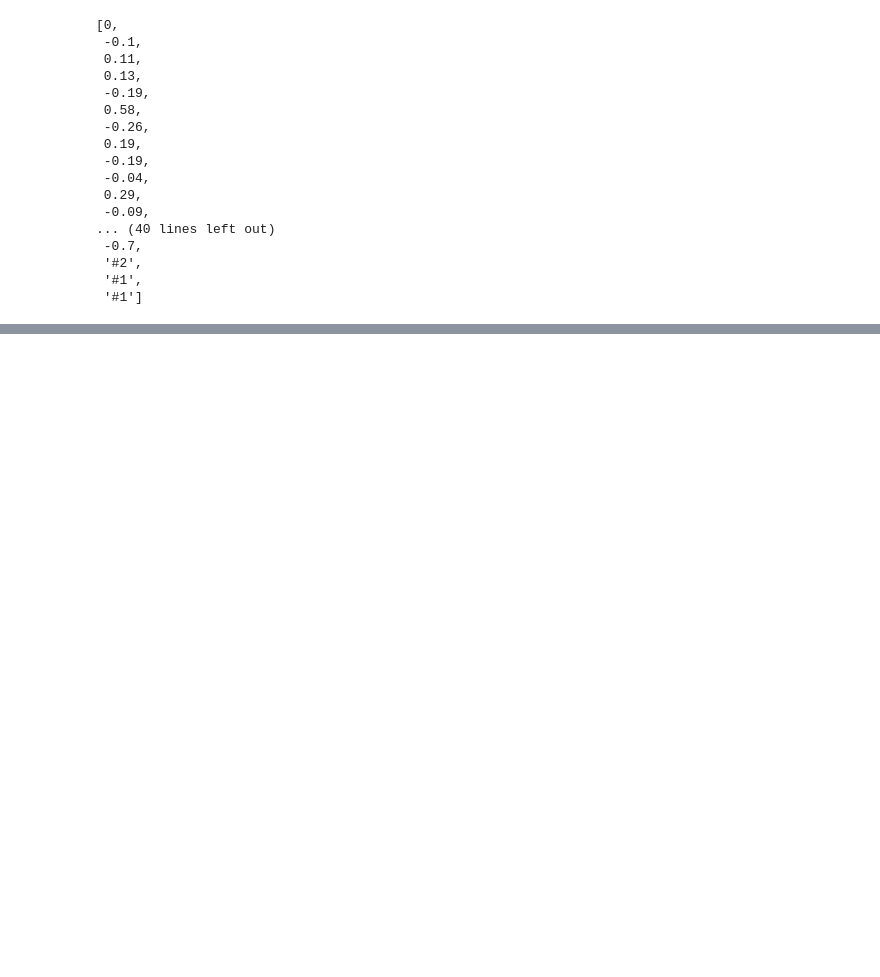
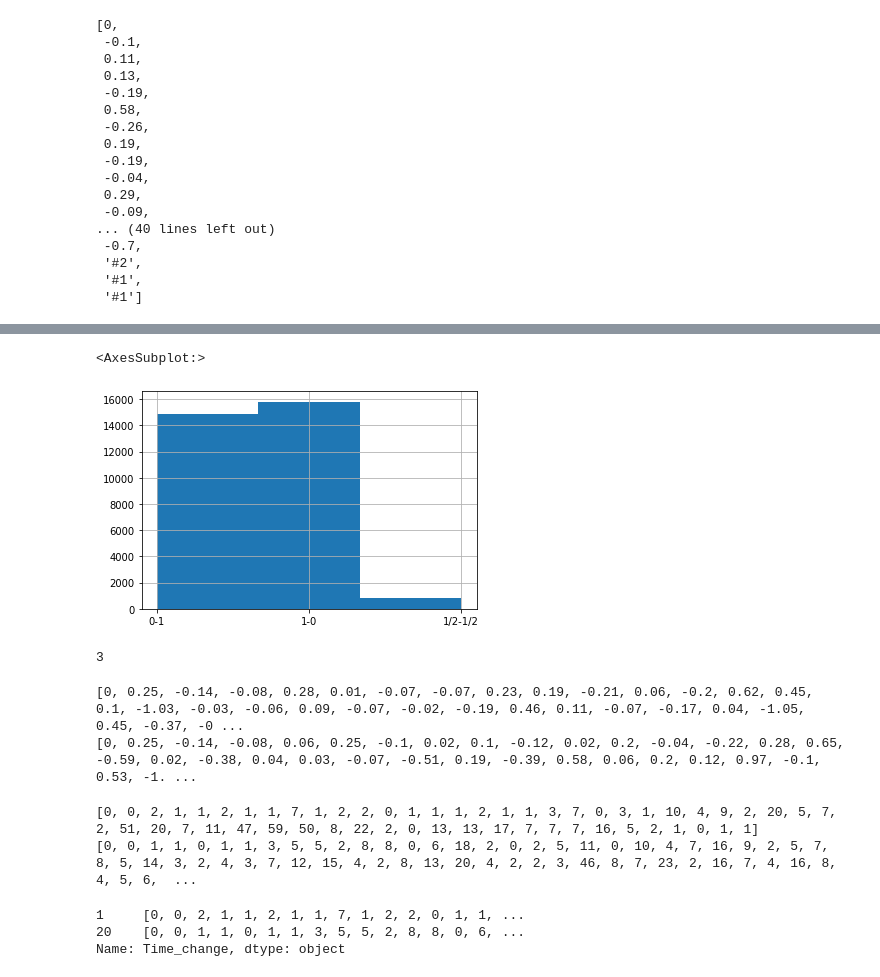
Before and after one commit to rogulforce/Chess, a Jupyter notebook: Python/main.ipynb, the cells around one changed output, grey strips where cells are left out. Saved outputs shown, nothing was run; the diff lists cells and outputs as text; code cells hidden in the pictures; blank space fills up the shorter version.

```diff
--- a/Python/main.ipynb
+++ b/Python/main.ipynb
@@ -148,0 +156,30 @@ db.to_csv(r'C:\Users\piotr\OneDrive\Documents\GitHub\Chess\Python\filtered_data_
+# %%
+db.Result.hist(bins=3)
+# %% [output]
+<AxesSubplot:>
+[figure, added]
+# %%
+a = 'asd1 asd alsd ;asdf'
+a.count('asd')
+# %% [output]
+3
+# %%
+# 5+0 format
+format_5 = db[db['TimeControl'] == '300+0']
+for item in format_5.loc[:30,'Eval_change']:
+    print(item)
+# %% [output]
+[0, 0.25, -0.14, -0.08, 0.28, 0.01, -0.07, -0.07, 0.23, 0.19, -0.21, 0.06, -0.2, 0.62, 0.45, 0.1, -1.03, -0.03, -0.06, 0.09, -0.07, -0.02, -0.19, 0.46, 0.11, -0.07, -0.17, 0.04, -1.05, 0.45, -0.37, -0 ...
+[0, 0.25, -0.14, -0.08, 0.06, 0.25, -0.1, 0.02, 0.1, -0.12, 0.02, 0.2, -0.04, -0.22, 0.28, 0.65, -0.59, 0.02, -0.38, 0.04, 0.03, -0.07, -0.51, 0.19, -0.39, 0.58, 0.06, 0.2, 0.12, 0.97, -0.1, 0.53, -1. ...
+# %%
+for item in format_5.loc[:30,'Time_change']:
+    print(item)
+# %% [output]
+[0, 0, 2, 1, 1, 2, 1, 1, 7, 1, 2, 2, 0, 1, 1, 1, 2, 1, 1, 3, 7, 0, 3, 1, 10, 4, 9, 2, 20, 5, 7, 2, 51, 20, 7, 11, 47, 59, 50, 8, 22, 2, 0, 13, 13, 17, 7, 7, 7, 16, 5, 2, 1, 0, 1, 1]
+[0, 0, 1, 1, 0, 1, 1, 3, 5, 5, 2, 8, 8, 0, 6, 18, 2, 0, 2, 5, 11, 0, 10, 4, 7, 16, 9, 2, 5, 7, 8, 5, 14, 3, 2, 4, 3, 7, 12, 15, 4, 2, 8, 13, 20, 4, 2, 2, 3, 46, 8, 7, 23, 2, 16, 7, 4, 16, 8, 4, 5, 6,  ...
+# %%
+format_5.loc[:30,'Time_change']
+# %% [output]
+1     [0, 0, 2, 1, 1, 2, 1, 1, 7, 1, 2, 2, 0, 1, 1, ...
+20    [0, 0, 1, 1, 0, 1, 1, 3, 5, 5, 2, 8, 8, 0, 6, ...
+Name: Time_change, dtype: object
```
Also changed, not shown: parts of 4 cells of this notebook, 1 other file.
